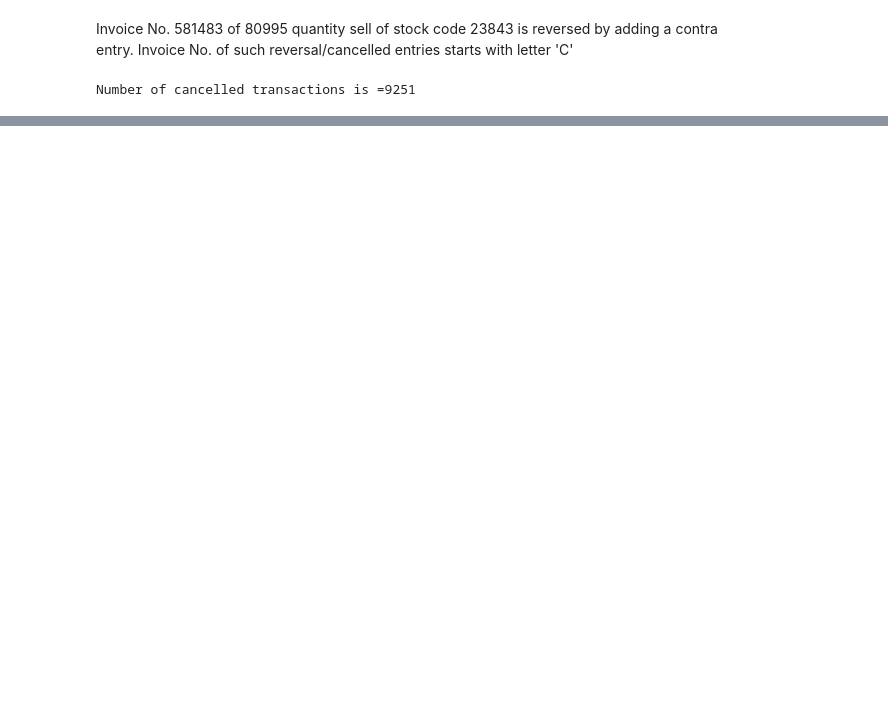
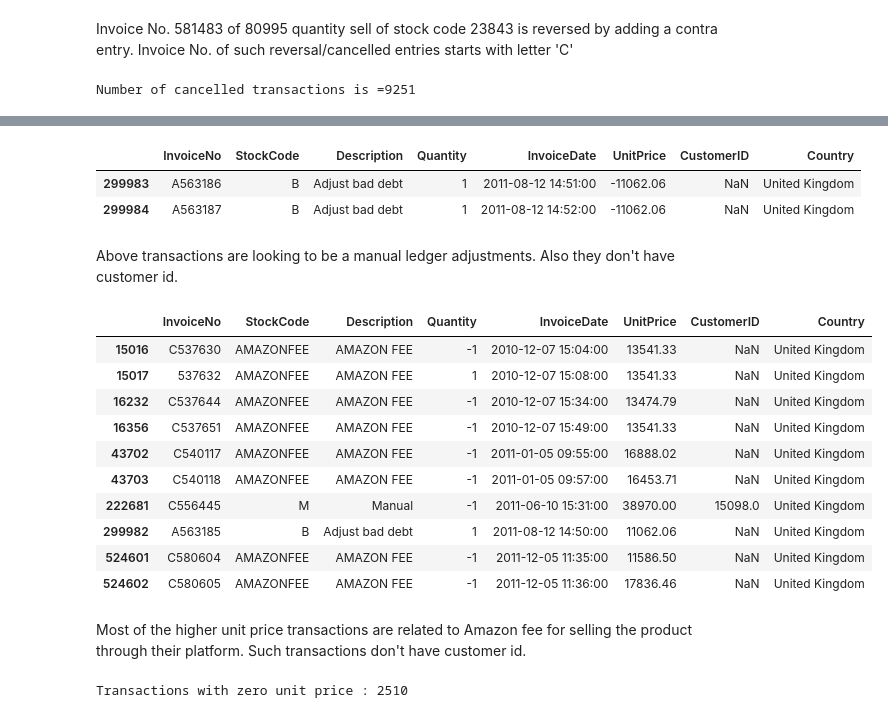
Before and after one commit to omkar123katare/Capstone_4_Netflicks_movies_and_TV_shoes_clustering, a Jupyter notebook: Online_Retail_Customer_Segmentation_Capstone_Project.ipynb, the cells around one changed output, grey strips where cells are left out. Saved outputs shown, nothing was run; the diff lists cells and outputs as text; code cells hidden in the pictures; blank space fills up the shorter version.

```diff
--- a/Online_Retail_Customer_Segmentation_Capstone_Project.ipynb
+++ b/Online_Retail_Customer_Segmentation_Capstone_Project.ipynb
@@ -205,0 +219,30 @@ Number of cancelled transactions is =9251
+# %%
+# Display transactions with negative unit price.
+transaction_data[transaction_data['UnitPrice'] < 0]
+# %% [output]
+|  | InvoiceNo | StockCode | Description | Quantity | InvoiceDate | UnitPrice | CustomerID | Country |
+| 299983 | A563186 | B | Adjust bad debt | 1 | 2011-08-12 14:51:00 | -11062.06 | NaN | United Kingdom |
+| 299984 | A563187 | B | Adjust bad debt | 1 | 2011-08-12 14:52:00 | -11062.06 | NaN | United Kingdom |
+# %% [markdown]
+Above transactions are looking to be a manual ledger adjustments. Also they don't have customer id.
+# %%
+# Dsiplay transaction with unit price > 10000
+transaction_data[transaction_data['UnitPrice'] > 10000]
+# %% [output]
+|  | InvoiceNo | StockCode | Description | Quantity | InvoiceDate | UnitPrice | CustomerID | Country |
+| 15016 | C537630 | AMAZONFEE | AMAZON FEE | -1 | 2010-12-07 15:04:00 | 13541.33 | NaN | United Kingdom |
+| 15017 | 537632 | AMAZONFEE | AMAZON FEE | 1 | 2010-12-07 15:08:00 | 13541.33 | NaN | United Kingdom |
+| 16232 | C537644 | AMAZONFEE | AMAZON FEE | -1 | 2010-12-07 15:34:00 | 13474.79 | NaN | United Kingdom |
+| 16356 | C537651 | AMAZONFEE | AMAZON FEE | -1 | 2010-12-07 15:49:00 | 13541.33 | NaN | United Kingdom |
+| 43702 | C540117 | AMAZONFEE | AMAZON FEE | -1 | 2011-01-05 09:55:00 | 16888.02 | NaN | United Kingdom |
+| 43703 | C540118 | AMAZONFEE | AMAZON FEE | -1 | 2011-01-05 09:57:00 | 16453.71 | NaN | United Kingdom |
+| 222681 | C556445 | M | Manual | -1 | 2011-06-10 15:31:00 | 38970.00 | 15098.0 | United Kingdom |
+| 299982 | A563185 | B | Adjust bad debt | 1 | 2011-08-12 14:50:00 | 11062.06 | NaN | United Kingdom |
+| 524601 | C580604 | AMAZONFEE | AMAZON FEE | -1 | 2011-12-05 11:35:00 | 11586.50 | NaN | United Kingdom |
+| 524602 | C580605 | AMAZONFEE | AMAZON FEE | -1 | 2011-12-05 11:36:00 | 17836.46 | NaN | United Kingdom |
+# %% [markdown]
+Most of the higher unit price transactions are related to Amazon fee for selling the product through their platform. Such transactions don't have customer id.
+# %%
+print("Transactions with zero unit price : {}".format(transaction_data[transaction_data['UnitPrice'] == 0].shape[0]))
+# %% [output]
+Transactions with zero unit price : 2510
```
Also changed, not shown: parts of 15 cells of this notebook.
